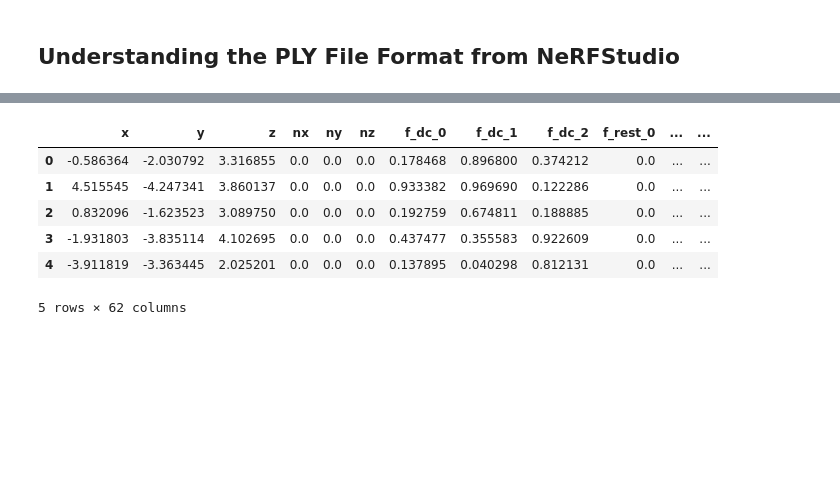
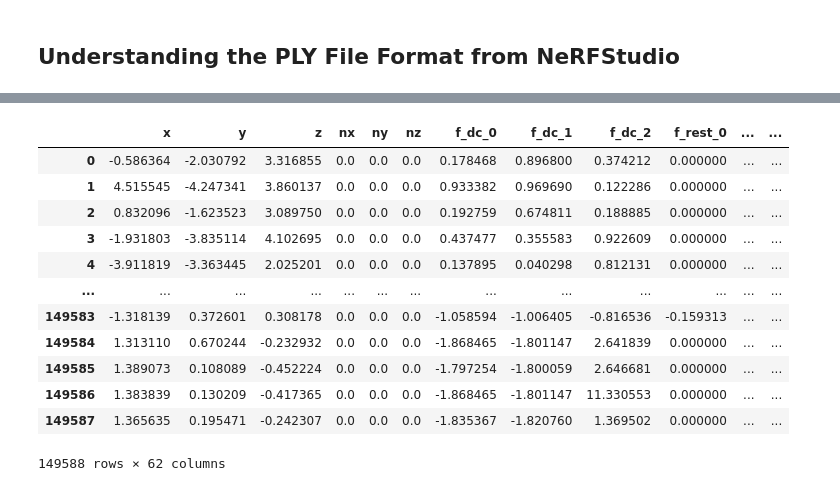
Before and after one commit to flyingGH/nerf_segmentation, a Jupyter notebook: gaussian_splatting.ipynb, the cells around one changed output, grey strips where cells are left out. Cells and saved outputs as stored; diff of their text form; code cells hidden in the pictures; blank space fills up the shorter version.

```diff
--- a/gaussian_splatting.ipynb
+++ b/gaussian_splatting.ipynb
@@ -240,38 +238,47 @@ ply_file_path = '/content/gdrive/MyDrive/1-university/masters/2-semester/in2390_
 # Verify if the file exists before trying to read it
 if os.path.exists(ply_file_path):
     # Load the .ply file
     ply_data = PlyData.read(ply_file_path)
 
     # Extract the vertex data
     vertex_data = ply_data['vertex']
     vertex_df = pd.DataFrame(vertex_data.data)
 
     # Display the dataframe to verify
-    display(vertex_df.head())
+    display(vertex_df)
+
+    # Remove columns with zero variance
+    non_zero_variance_df = vertex_df.loc[:, vertex_df.var() != 0]
 
     # Convert DataFrame to numpy array for processing
-    features = vertex_df.values
+    features = non_zero_variance_df.values
 
     # Normalize the features
     features_mean = features.mean(axis=0)
     features_std = features.std(axis=0)
 
     # Add a small epsilon value to std to avoid division by zero
     epsilon = 1e-8
     normalized_features = (features - features_mean) / (features_std + epsilon)
 
     # Convert normalized features to a PyTorch tensor
     input_tensor = torch.tensor(normalized_features, dtype=torch.float32)
 
     # Print the shape of the tensor to verify
     print("Shape of input tensor:", input_tensor.shape)
 else:
     print("The file does not exist. Please check the file path.")
 # %% [output]
 |  | x | y | z | nx | ny | nz | f_dc_0 | f_dc_1 | f_dc_2 | f_rest_0 | ... | ... |
-| 0 | -0.586364 | -2.030792 | 3.316855 | 0.0 | 0.0 | 0.0 | 0.178468 | 0.896800 | 0.374212 | 0.0 | ... | ... |
-| 1 | 4.515545 | -4.247341 | 3.860137 | 0.0 | 0.0 | 0.0 | 0.933382 | 0.969690 | 0.122286 | 0.0 | ... | ... |
-| 2 | 0.832096 | -1.623523 | 3.089750 | 0.0 | 0.0 | 0.0 | 0.192759 | 0.674811 | 0.188885 | 0.0 | ... | ... |
-| 3 | -1.931803 | -3.835114 | 4.102695 | 0.0 | 0.0 | 0.0 | 0.437477 | 0.355583 | 0.922609 | 0.0 | ... | ... |
-| 4 | -3.911819 | -3.363445 | 2.025201 | 0.0 | 0.0 | 0.0 | 0.137895 | 0.040298 | 0.812131 | 0.0 | ... | ... |
+| 0 | -0.586364 | -2.030792 | 3.316855 | 0.0 | 0.0 | 0.0 | 0.178468 | 0.896800 | 0.374212 | 0.000000 | ... | ... |
+| 1 | 4.515545 | -4.247341 | 3.860137 | 0.0 | 0.0 | 0.0 | 0.933382 | 0.969690 | 0.122286 | 0.000000 | ... | ... |
+| 2 | 0.832096 | -1.623523 | 3.089750 | 0.0 | 0.0 | 0.0 | 0.192759 | 0.674811 | 0.188885 | 0.000000 | ... | ... |
+| 3 | -1.931803 | -3.835114 | 4.102695 | 0.0 | 0.0 | 0.0 | 0.437477 | 0.355583 | 0.922609 | 0.000000 | ... | ... |
+| 4 | -3.911819 | -3.363445 | 2.025201 | 0.0 | 0.0 | 0.0 | 0.137895 | 0.040298 | 0.812131 | 0.000000 | ... | ... |
+| ... | ... | ... | ... | ... | ... | ... | ... | ... | ... | ... | ... | ... |
+| 149583 | -1.318139 | 0.372601 | 0.308178 | 0.0 | 0.0 | 0.0 | -1.058594 | -1.006405 | -0.816536 | -0.159313 | ... | ... |
+| 149584 | 1.313110 | 0.670244 | -0.232932 | 0.0 | 0.0 | 0.0 | -1.868465 | -1.801147 | 2.641839 | 0.000000 | ... | ... |
+| 149585 | 1.389073 | 0.108089 | -0.452224 | 0.0 | 0.0 | 0.0 | -1.797254 | -1.800059 | 2.646681 | 0.000000 | ... | ... |
+| 149586 | 1.383839 | 0.130209 | -0.417365 | 0.0 | 0.0 | 0.0 | -1.868465 | -1.801147 | 11.330553 | 0.000000 | ... | ... |
+| 149587 | 1.365635 | 0.195471 | -0.242307 | 0.0 | 0.0 | 0.0 | -1.835367 | -1.820760 | 1.369502 | 0.000000 | ... | ... |
-5 rows × 62 columns
+149588 rows × 62 columns
```
Also changed, not shown: parts of 3 cells of this notebook.
